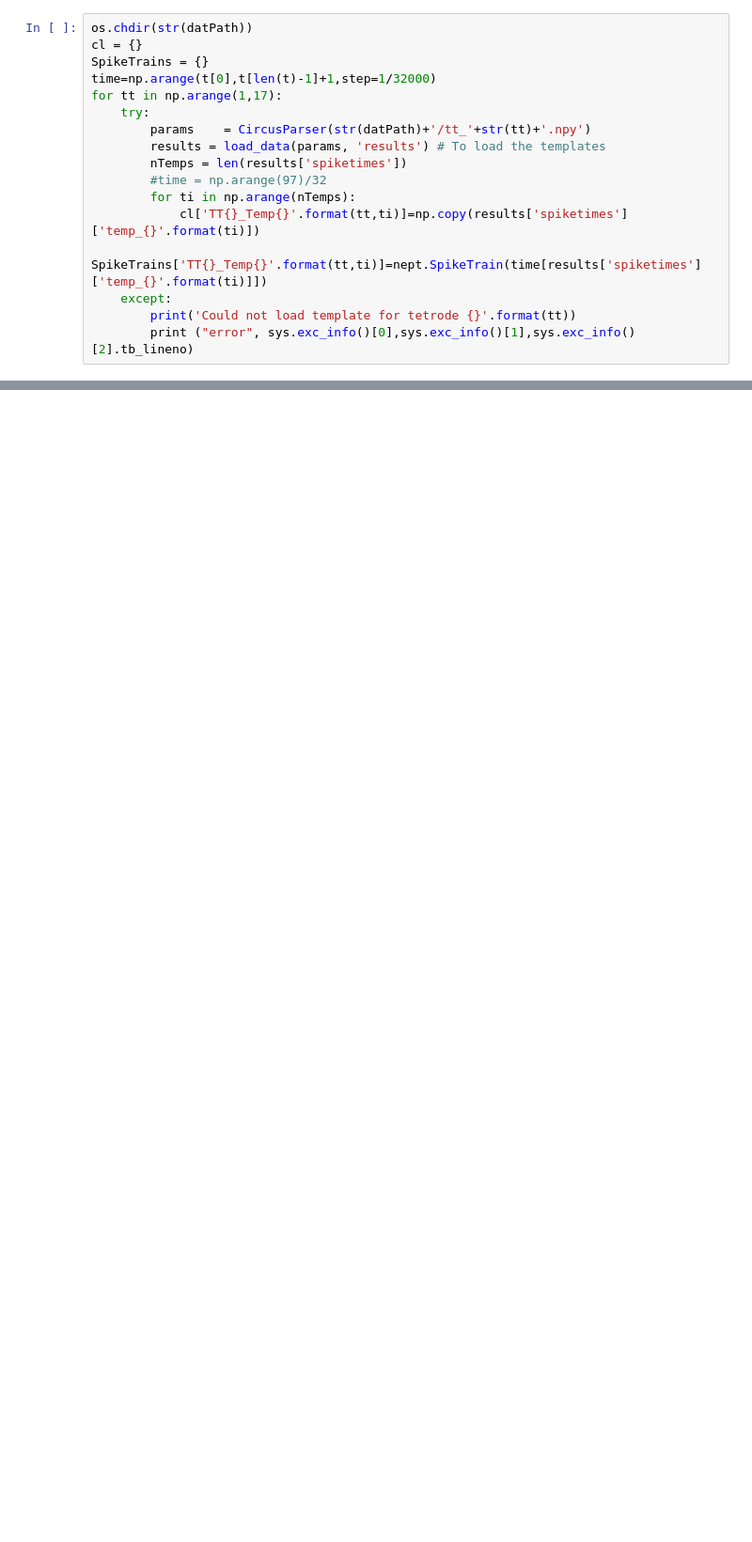
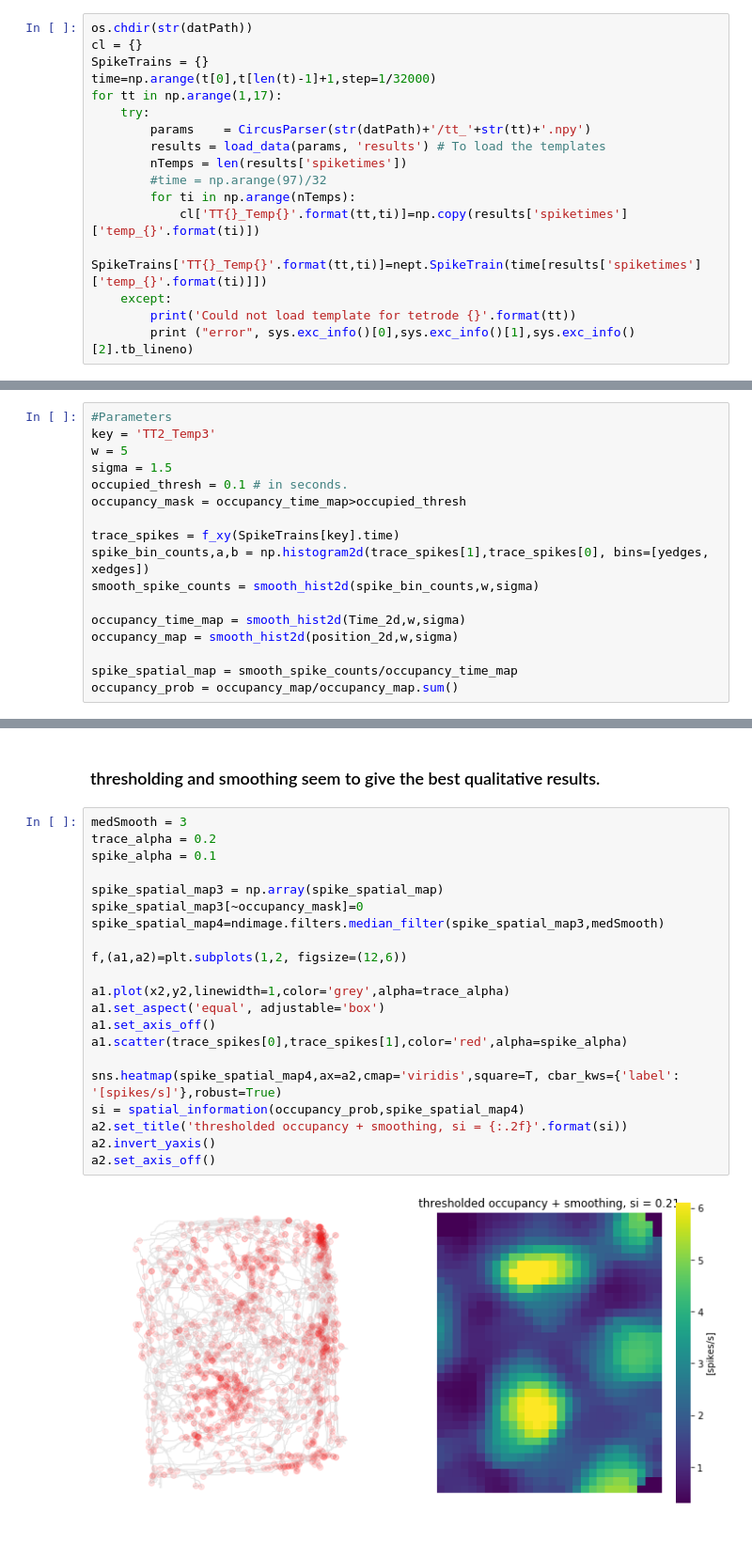
Before and after one commit to alexgonzl/TreeMazeAnalyses, a Jupyter notebook: Notebooks/OpenFieldTuning.ipynb, the cells around one changed output, grey strips where cells are left out. Shown at 94% size. Drawn from its saved outputs; the diff is of its cells as text; blank space fills up the shorter version.

```diff
--- a/Notebooks/OpenFieldTuning.ipynb
+++ b/Notebooks/OpenFieldTuning.ipynb
@@ -274,0 +160,17 @@ plt.hist(th,100)
+# %%
+#Parameters
+key = 'TT2_Temp3'
+w = 5
+sigma = 1.5
+occupied_thresh = 0.1 # in seconds.
+occupancy_mask = occupancy_time_map>occupied_thresh
+
+trace_spikes = f_xy(SpikeTrains[key].time)
+spike_bin_counts,a,b = np.histogram2d(trace_spikes[1],trace_spikes[0], bins=[yedges, xedges])
+smooth_spike_counts = smooth_hist2d(spike_bin_counts,w,sigma)
+
+occupancy_time_map = smooth_hist2d(Time_2d,w,sigma)
+occupancy_map = smooth_hist2d(position_2d,w,sigma)
+
+spike_spatial_map = smooth_spike_counts/occupancy_time_map
+occupancy_prob = occupancy_map/occupancy_map.sum()
@@ -274,0 +217,25 @@ plt.hist(th,100)
+# %% [markdown]
+### thresholding and smoothing seem to give the best qualitative results.
+# %%
+medSmooth = 3
+trace_alpha = 0.2
+spike_alpha = 0.1
+
+spike_spatial_map3 = np.array(spike_spatial_map)
+spike_spatial_map3[~occupancy_mask]=0
+spike_spatial_map4=ndimage.filters.median_filter(spike_spatial_map3,medSmooth)
+
+f,(a1,a2)=plt.subplots(1,2, figsize=(12,6))
+
+a1.plot(x2,y2,linewidth=1,color='grey',alpha=trace_alpha)
+a1.set_aspect('equal', adjustable='box')
+a1.set_axis_off()
+a1.scatter(trace_spikes[0],trace_spikes[1],color='red',alpha=spike_alpha)
+
+sns.heatmap(spike_spatial_map4,ax=a2,cmap='viridis',square=T, cbar_kws={'label': '[spikes/s]'},robust=True)
+si = spatial_information(occupancy_prob,spike_spatial_map4)
+a2.set_title('thresholded occupancy + smoothing, si = {:.2f}'.format(si))
+a2.invert_yaxis()
+a2.set_axis_off()
+# %% [output]
+[figure, added]
```
Also changed, not shown: parts of 35 cells of this notebook, 2 other files.
